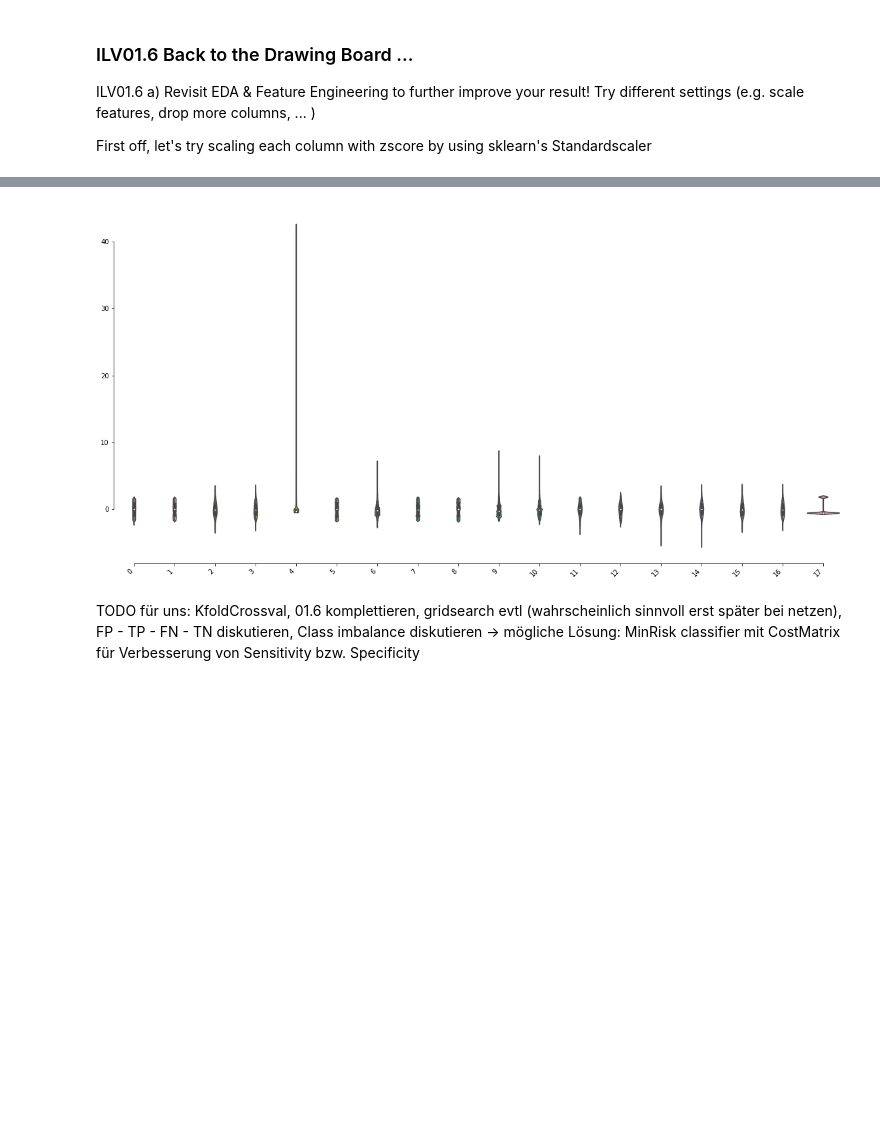
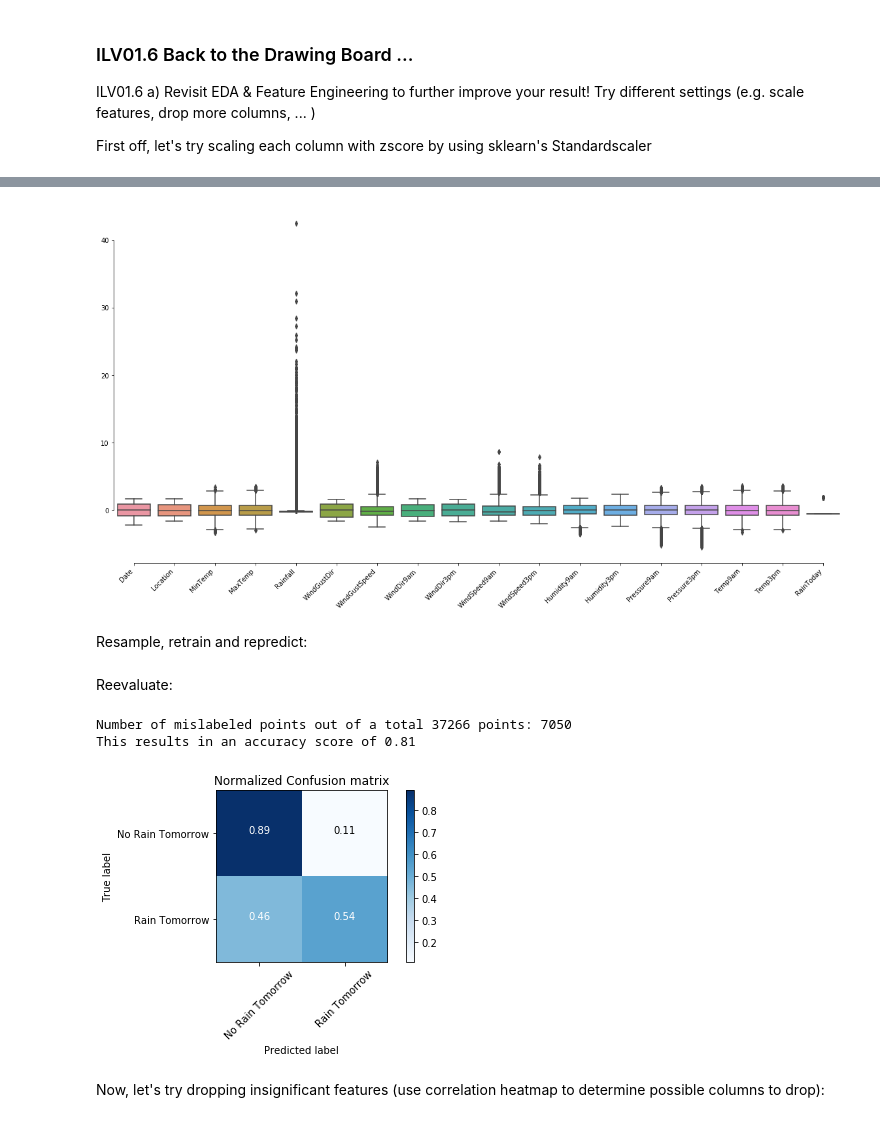
Before and after one commit to mschirl/machine-learning, a Jupyter notebook: ILV01.ipynb, the cells around one changed output, grey strips where cells are left out. Cells and saved outputs as stored; diff of their text form; code cells hidden in the pictures; blank space fills up the shorter version.

```diff
--- a/ILV01.ipynb
+++ b/ILV01.ipynb
@@ -451,6 +455,6 @@ IndexError: arrays used as indices must be of integer (or boolean) type
 # %%
 plt.figure(figsize=(20,10))
-sns.violinplot(data=X)
+sns.boxplot(data=X)
 sns.despine(offset=0,
             trim=True)
 plt.xticks(
@@ -459,6 +463,33 @@ plt.xticks(
     fontweight='light'
 );
 # %% [output]
-[figure, old version]
+[figure, new version]
-# %% [markdown]
-TODO für uns: KfoldCrossval, 01.6 komplettieren, gridsearch evtl (wahrscheinlich sinnvoll erst später bei netzen), FP - TP - FN - TN diskutieren, Class imbalance diskutieren -> mögliche Lösung: MinRisk classifier mit CostMatrix für Verbesserung von Sensitivity bzw. Specificity
+# %% [markdown]
+Resample, retrain and repredict:
+# %%
+X_train, X_test, y_train, y_test = train_test_split(X, y, test_size=0.33, random_state=None, stratify=y)
+gnb = GaussianNB()
+
+gnb.fit(X_train, y_train);
+y_pred = gnb.predict(X_test)
+# %% [markdown]
+Reevaluate:
+# %%
+print("Number of mislabeled points out of a total {:d} points: {:d}".format(X_test.shape[0], (y_test != y_pred).sum()))
+print("This results in an accuracy score of {:.2f}".format(accuracy_score(y_test, y_pred)))
+# %% [output]
+Number of mislabeled points out of a total 37266 points: 7050
+This results in an accuracy score of 0.81
+# %%
+class_names = ['No Rain Tomorrow', 'Rain Tomorrow']
+
+cm = confusion_matrix(y_test, y_pred)
+
+plot_confusion_matrix(cm, class_names,
+                          normalize=True,
+                          title='Normalized Confusion matrix',
+                          cmap=plt.cm.Blues)
+# %% [output]
+[figure, added]
+# %% [markdown]
+Now, let's try dropping insignificant features (use correlation heatmap to determine possible columns to drop):
```
Also changed, not shown: parts of 22 cells of this notebook.
